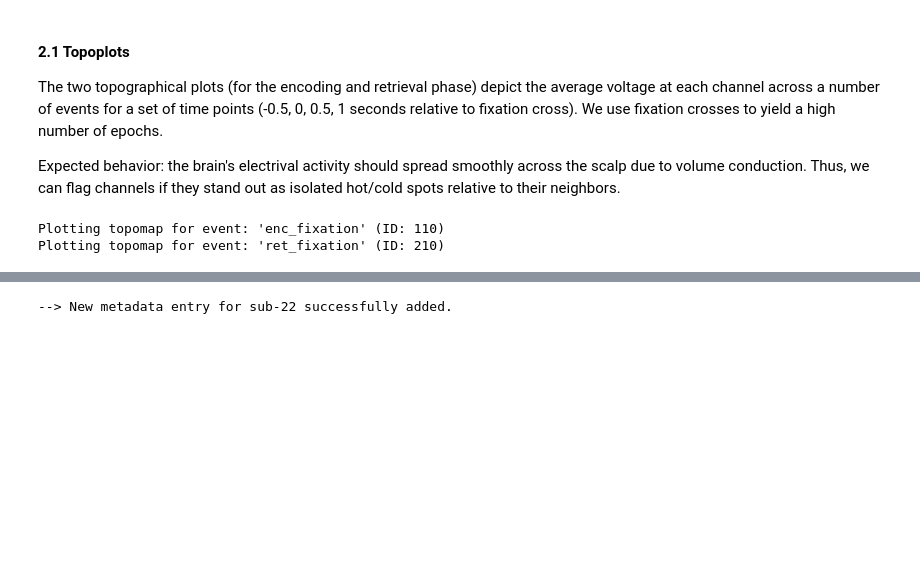
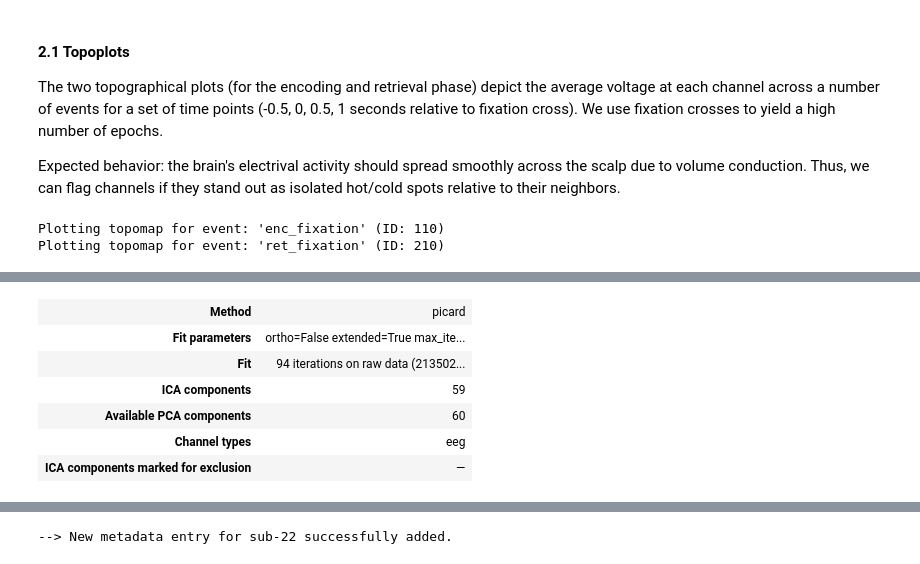
Before and after one commit to noah-mba/LOC_analysis, a Jupyter notebook: scripts/eeg/2_manual_qc_and_config.ipynb, the cells around one changed output, grey strips where cells are left out. Cells and saved outputs as stored; diff of their text form; code cells hidden in the pictures; blank space fills up the shorter version.

Commit message:
Better comments on Notebook 2

```diff
--- a/scripts/eeg/2_manual_qc_and_config.ipynb
+++ b/scripts/eeg/2_manual_qc_and_config.ipynb
@@ -314,95 +318,19 @@ raw_ica = raw_eeg.copy().filter(l_freq=1.0, h_freq=100)
 raw_ica.set_eeg_reference('average')
 raw_ica.resample(250)
 
-# What does rank mean in this context?
+# Rank refers to the dimensionality of the data. 64 channels - 1 (average reference) - n bad channels
 rank = mne.compute_rank(raw_ica, tol='auto')['eeg']
 print(f"Using n_components={rank} based on computed data rank.")
 
 from mne.preprocessing import ICA
 ica = ICA(
-    n_components=rank, # RuntimeWarning: Using n_components=58 (resulting in n_components_=58) may lead to an unstable mixing matrix estimation because the ratio between the largest (56) and smallest (1.7e-05) variances is too large (> 1e6); consider setting n_components=0.999999 or an integer <= 56
-    method='picard', # What is picard?
-    fit_params=dict(ortho=False, extended=True),  # Picard config matching extended Infomax behavior ??
-    random_state=97, # What is random state?
-    max_iter='auto' # What is max_iter?
+    n_components=rank,
+    method='picard', # Preconditioned ICA for Real Data: optimization algorithm
+    fit_params=dict(ortho=False, extended=True),  # makes picard mathematically equivalent to Extended Infomax, which is widely considered the gold standard
+    random_state=97,
+    max_iter='auto'
 )
-ica.fit(raw_ica, decim=3) # Is this okay after the down-sampling to 250 Hz?
-
-# ==========================================
-# 7a. EOG DETECTION + ICLABEL CLASSIFICATION
-# ==========================================
-eog_indices, eog_scores = ica.find_bads_eog(raw_ica)
-
-from mne_icalabel import label_components
-ic_labels = label_components(raw_ica, ica, method='iclabel')
-labels = ic_labels['labels']
-probs = ic_labels['y_pred_proba']
-
-# Auto-exclude: any non-brain, non-other label with prob > 0.90, plus EOG-detected
-auto_exclude = sorted(set(eog_indices) | {
-    idx for idx, (label, prob) in enumerate(zip(labels, probs))
-    if label not in ('brain', 'other') and prob > 0.90
-})
-
-print(f"\n--- Auto-excluded ICs (>90% confidence or EOG-detected) ---")
-for idx in auto_exclude:
-    print(f"IC{idx:02d}: {labels[idx]} (p={probs[idx]:.2f})")
-
-# Borderline candidates you're explicitly choosing NOT to look at now,
-# but flagging in case something feels off later
-borderline = [
-    idx for idx, (label, prob) in enumerate(zip(labels, probs))
-    if label not in ('brain', 'other', ) and 0.70 < prob <= 0.90 and idx not in auto_exclude
-]
-if borderline:
-    print(f"Borderline (70-90%, not auto-excluded): {[(idx, labels[idx], round(probs[idx],2)) for idx in borderline]}")
-
-confirmed_exclude_icas = auto_exclude
-
-# ==========================================
-# 7b. SAVE DIAGNOSTIC PLOTS TO DISK (no display)
-# ==========================================
-import os
-subj_deriv_dir_ica = derivatives_dir / f"sub-{subj}" / "eeg" / "ica_qc"
-subj_deriv_dir_ica.mkdir(parents=True, exist_ok=True)
-
-# Overview of all components
-fig_components = ica.plot_components(show=False)
-if isinstance(fig_components, list):
-    for i, f in enumerate(fig_components):
-        f.savefig(os.path.join(subj_deriv_dir_ica, f"components_overview_{i}.png"), dpi=100)
-        plt.close(f)
-else:
-    fig_components.savefig(os.path.join(subj_deriv_dir_ica, "components_overview.png"), dpi=100)
-    plt.close(fig_components)
-
-# Full diagnostic plots ONLY for excluded components (not all 15+)
-if confirmed_exclude_icas:
-    figs = ica.plot_properties(raw_ica, picks=confirmed_exclude_icas, show=False)
-    for idx, fig in zip(confirmed_exclude_icas, figs):
-        fname = f"IC{idx:02d}_{labels[idx]}_{probs[idx]:.2f}.png"
-        fig.savefig(os.path.join(subj_deriv_dir_ica, fname), dpi=100)
-        plt.close(fig)
-
-print(f"\nSaved QC plots to: {subj_deriv_dir_ica}")
-
-# ==========================================
-# 7d. SAVE FITTED ICA SOLUTION FOR NOTEBOOK 3
-# ==========================================
-# Notebook 3 needs the actual fitted ICA object (unmixing matrix), not just
-# the excluded component indices — ica.apply() can't be reconstructed from
-# indices alone.
-
-ica_path = subj_deriv_dir_ica / f"sub-{subj}_ica.fif"
-
-# Store the confirmed exclusions on the object itself as a redundant safety net
-# (notebook 3 will also set ica.exclude explicitly from the CSV, so this isn't
-# strictly relied upon — but it's good practice in case the object is ever
-# used/inspected outside that flow)
-ica.exclude = confirmed_exclude_icas
-
-ica.save(ica_path, overwrite=True)
-print(f"--> ICA solution saved to: {ica_path}")
+ica.fit(raw_ica, decim=3) # Since we have a very long recording, it's okay to only use every 3rd data point for ICA fitting
 # %% [output]
 Filtering raw data in 1 contiguous segment
 Setting up band-pass filter from 1 - 1e+02 Hz
@@ -423,0 +352,7 @@ Writing ICA solution to c:\Users\noahm\projects\loc_analysis\data\derivatives\su
+| Method | picard |
+| Fit parameters | ortho=False extended=True max_ite... |
+| Fit | 94 iterations on raw data (213502... |
+| ICA components | 59 |
+| Available PCA components | 60 |
+| Channel types | eeg |
+| ICA components marked for exclusion | — |
```
Also changed, not shown: parts of 10 cells of this notebook.
